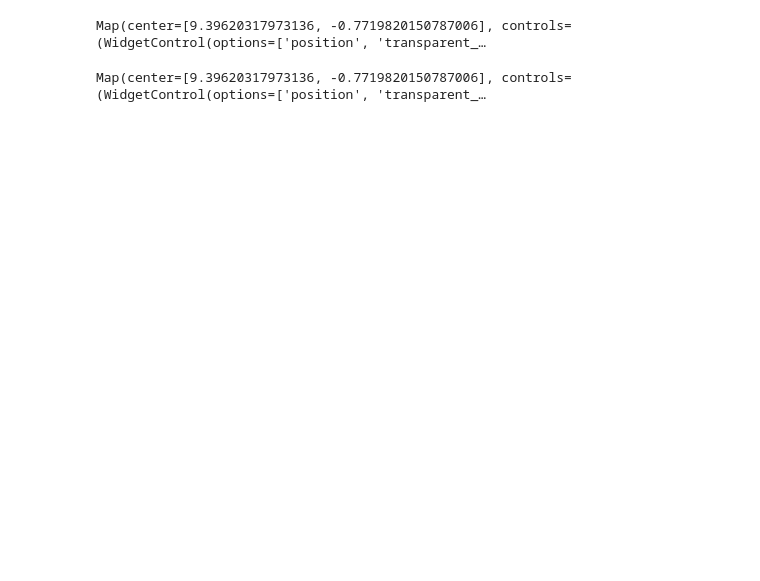
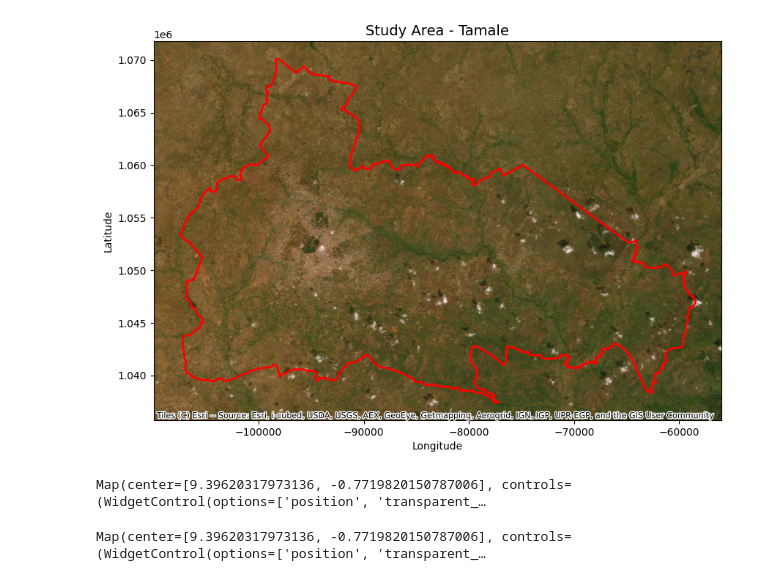
Before and after one commit to silasyakalim/Tamale-NDVI-LST, a Jupyter notebook: Tamale.ipynb, the cells around one changed output. Drawn from its saved outputs; the diff is of its cells as text; code cells hidden in the pictures; blank space fills up the shorter version.

```diff
--- a/Tamale.ipynb
+++ b/Tamale.ipynb
@@ -45,19 +23,46 @@ Map(center=[0, 0], controls=(WidgetControl(options=['position', 'transparent_bg'
-# %%
-study_area = geemap.shp_to_ee("C:\\Users\\DELL\\Desktop\\Ghana_New_260_District-shp (1)\\Tamale.shp")
-
-# Create the map
-Map = geemap.Map(basemap='SATELLITE')
-
-# Add study area to the map
-Map.addLayer(study_area, {'color': 'red'}, 'Study Area')
-
-# Zoom to the study area
-Map.centerObject(study_area, zoom=10)  # Adjust zoom level if needed
-
-# Display the map
-Map
-# %% [output]
-Map(center=[9.39620317973136, -0.7719820150787006], controls=(WidgetControl(options=['position', 'transparent_…
+# %%
+import geemap
+import geopandas as gpd
+import matplotlib.pyplot as plt
+import contextily as ctx  # For basemaps
+
+# File path to shapefile
+shapefile_path = r"C:\Users\DELL\Desktop\Ghana_New_260_District-shp (1)\Tamale.shp"
+
+# Load shapefile for static plotting
+study_area_gdf = gpd.read_file(shapefile_path)
+
+# Convert shapefile to Earth Engine feature for interactive map
+study_area_ee = geemap.shp_to_ee(shapefile_path)
+
+# Create an interactive map using SATELLITE basemap
+Map = geemap.Map(basemap='SATELLITE')
+Map.addLayer(study_area_ee, {'color': 'red'}, 'Study Area')
+Map.centerObject(study_area_ee, zoom=10)
+
+# Convert to Web Mercator (needed for basemaps)
+study_area_gdf = study_area_gdf.to_crs(epsg=3857)
+
+# Plot the shapefile with the satellite basemap
+fig, ax = plt.subplots(figsize=(10, 8))
+study_area_gdf.plot(ax=ax, edgecolor="red", facecolor="none", linewidth=2)
+
+# Use ESRI Satellite Imagery for clearer basemap
+ctx.add_basemap(ax, source=ctx.providers.Esri.WorldImagery)
+
+# Add title and labels
+ax.set_title("Study Area - Tamale", fontsize=14)
+ax.set_xlabel("Longitude")
+ax.set_ylabel("Latitude")
+
+# Show the static plot
+plt.show()
+
+# Display the interactive map
+Map
+# %% [output]
+[figure, added]
+Map(center=[9.39620317973136, -0.7719820150787006], controls=(WidgetControl(options=['position', 'transparent_…
 # %%
 
 
```
Also changed, not shown: parts of 6 cells of this notebook.
